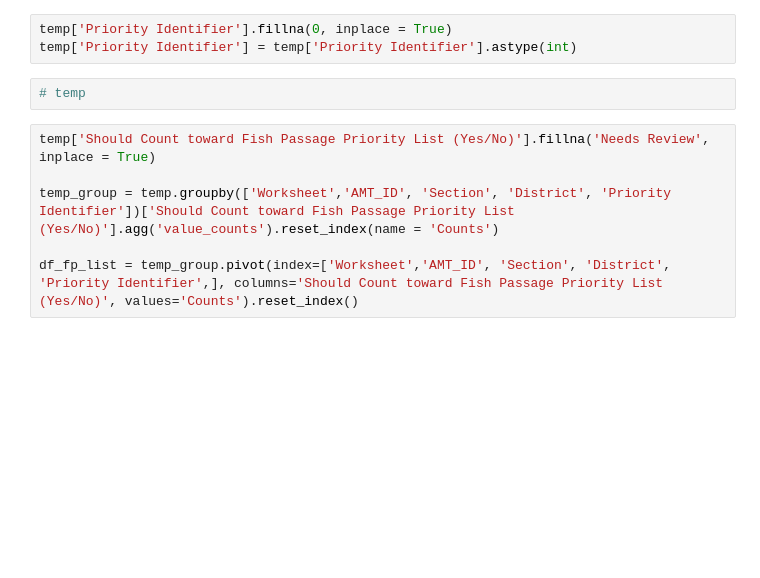
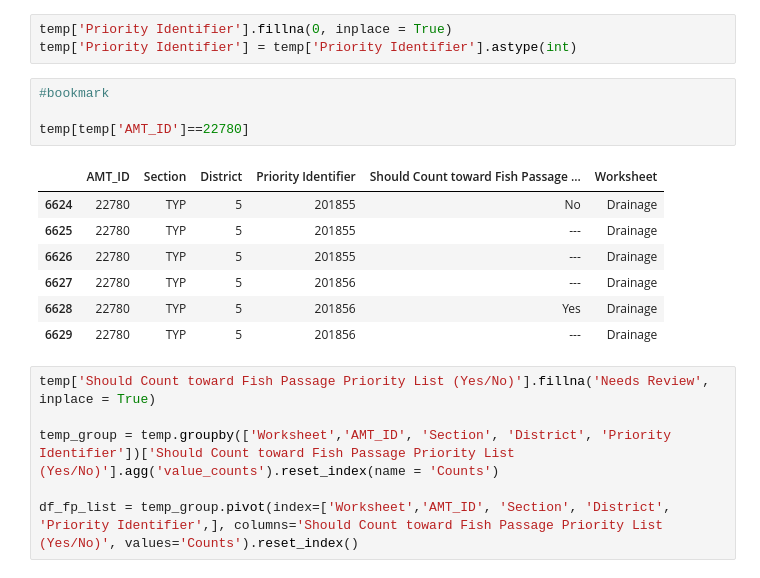
Before and after one commit to zhuzhy1214/amtool_etl, a Jupyter notebook: SHOPP_Manager_Review_Summary.ipynb, the cells around one changed output. Saved outputs shown, nothing was run; the diff lists cells and outputs as text; blank space fills up the shorter version.

```diff
--- a/SHOPP_Manager_Review_Summary.ipynb
+++ b/SHOPP_Manager_Review_Summary.ipynb
@@ -694,7 +718,17 @@ temp = temp.append(temp2)
 temp['Priority Identifier'].fillna(0, inplace = True)
 temp['Priority Identifier'] = temp['Priority Identifier'].astype(int)
 # %%
-# temp
+#bookmark
+
+temp[temp['AMT_ID']==22780]
+# %% [output]
+|  | AMT_ID | Section | District | Priority Identifier | Should Count toward Fish Passage ... | Worksheet |
+| 6624 | 22780 | TYP | 5 | 201855 | No | Drainage |
+| 6625 | 22780 | TYP | 5 | 201855 | --- | Drainage |
+| 6626 | 22780 | TYP | 5 | 201855 | --- | Drainage |
+| 6627 | 22780 | TYP | 5 | 201856 | --- | Drainage |
+| 6628 | 22780 | TYP | 5 | 201856 | Yes | Drainage |
+| 6629 | 22780 | TYP | 5 | 201856 | --- | Drainage |
 # %%
 temp['Should Count toward Fish Passage Priority List (Yes/No)'].fillna('Needs Review', inplace = True)
 
```
Also changed, not shown: parts of 11 cells of this notebook, 2 other files.
